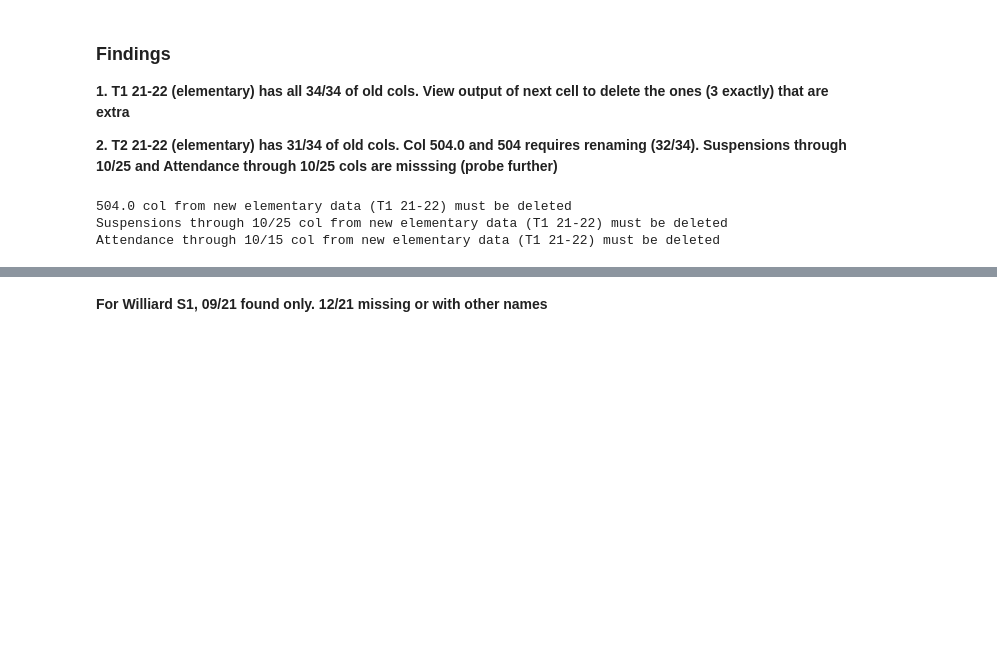
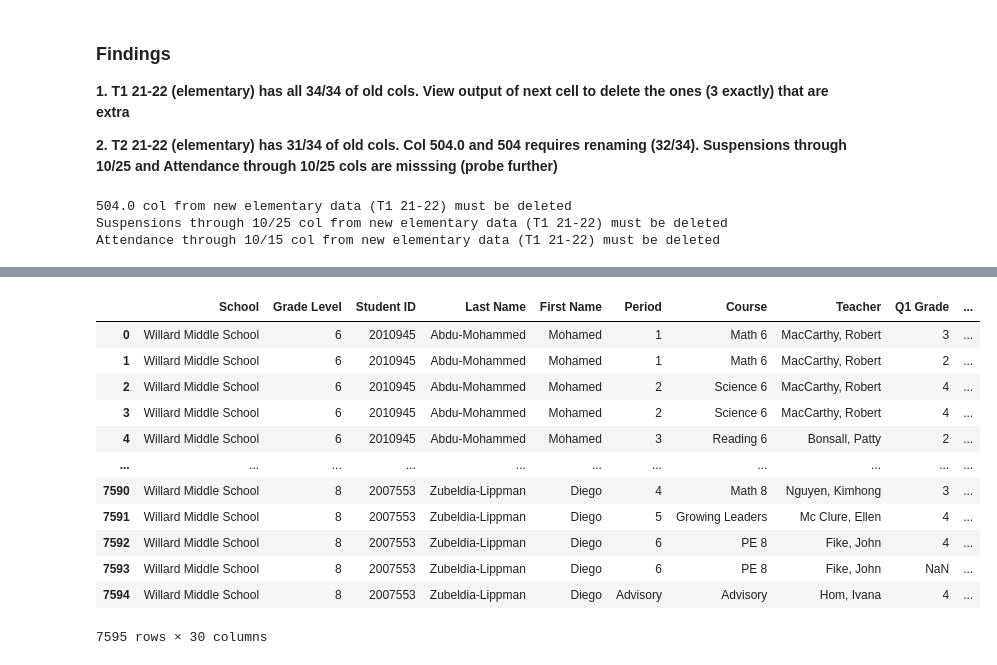
Before and after one commit to hussam95/vincent_eda, a Jupyter notebook: new_old_similarity_check.ipynb, the cells around one changed output, grey strips where cells are left out. Drawn from its saved outputs; the diff is of its cells as text; code cells hidden in the pictures; blank space fills up the shorter version.

```diff
--- a/new_old_similarity_check.ipynb
+++ b/new_old_similarity_check.ipynb
@@ -358,2 +414,20 @@ Ind Study col not found
-# %% [markdown]
-**For Williard S1, 09/21 found only. 12/21 missing or with other names**
+# %%
+new_williard['Year']='2021-22'
+new_williard['Smester']=1
+new_williard['Quarter']=2
+# %%
+new_williard
+# %% [output]
+|  | School | Grade Level | Student ID | Last Name | First Name | Period | Course | Teacher | Q1 Grade | ... |
+| 0 | Willard Middle School | 6 | 2010945 | Abdu-Mohammed | Mohamed | 1 | Math 6 | MacCarthy, Robert | 3 | ... |
+| 1 | Willard Middle School | 6 | 2010945 | Abdu-Mohammed | Mohamed | 1 | Math 6 | MacCarthy, Robert | 2 | ... |
+| 2 | Willard Middle School | 6 | 2010945 | Abdu-Mohammed | Mohamed | 2 | Science 6 | MacCarthy, Robert | 4 | ... |
+| 3 | Willard Middle School | 6 | 2010945 | Abdu-Mohammed | Mohamed | 2 | Science 6 | MacCarthy, Robert | 4 | ... |
+| 4 | Willard Middle School | 6 | 2010945 | Abdu-Mohammed | Mohamed | 3 | Reading 6 | Bonsall, Patty | 2 | ... |
+| ... | ... | ... | ... | ... | ... | ... | ... | ... | ... | ... |
+| 7590 | Willard Middle School | 8 | 2007553 | Zubeldia-Lippman | Diego | 4 | Math 8 | Nguyen, Kimhong | 3 | ... |
+| 7591 | Willard Middle School | 8 | 2007553 | Zubeldia-Lippman | Diego | 5 | Growing Leaders | Mc Clure, Ellen | 4 | ... |
+| 7592 | Willard Middle School | 8 | 2007553 | Zubeldia-Lippman | Diego | 6 | PE 8 | Fike, John | 4 | ... |
+| 7593 | Willard Middle School | 8 | 2007553 | Zubeldia-Lippman | Diego | 6 | PE 8 | Fike, John | NaN | ... |
+| 7594 | Willard Middle School | 8 | 2007553 | Zubeldia-Lippman | Diego | Advisory | Advisory | Hom, Ivana | 4 | ... |
+7595 rows × 30 columns
```
Also changed, not shown: parts of 126 cells of this notebook.
